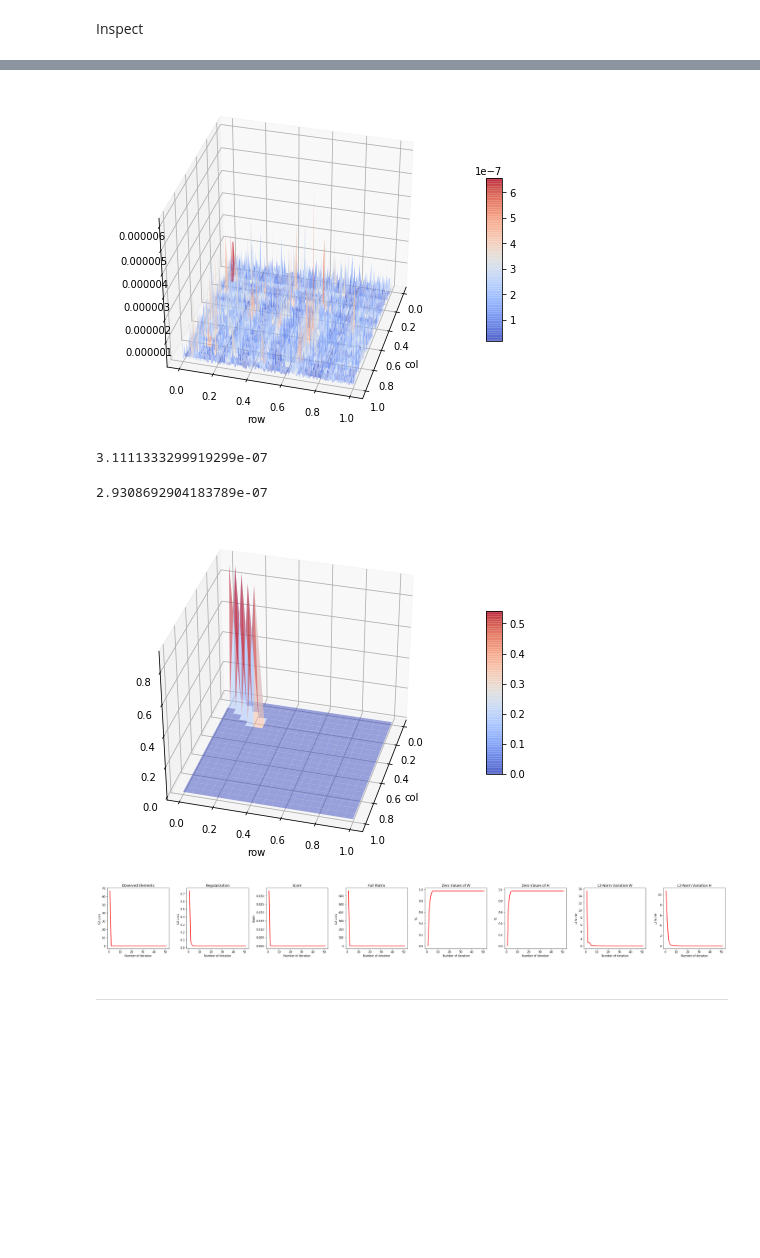
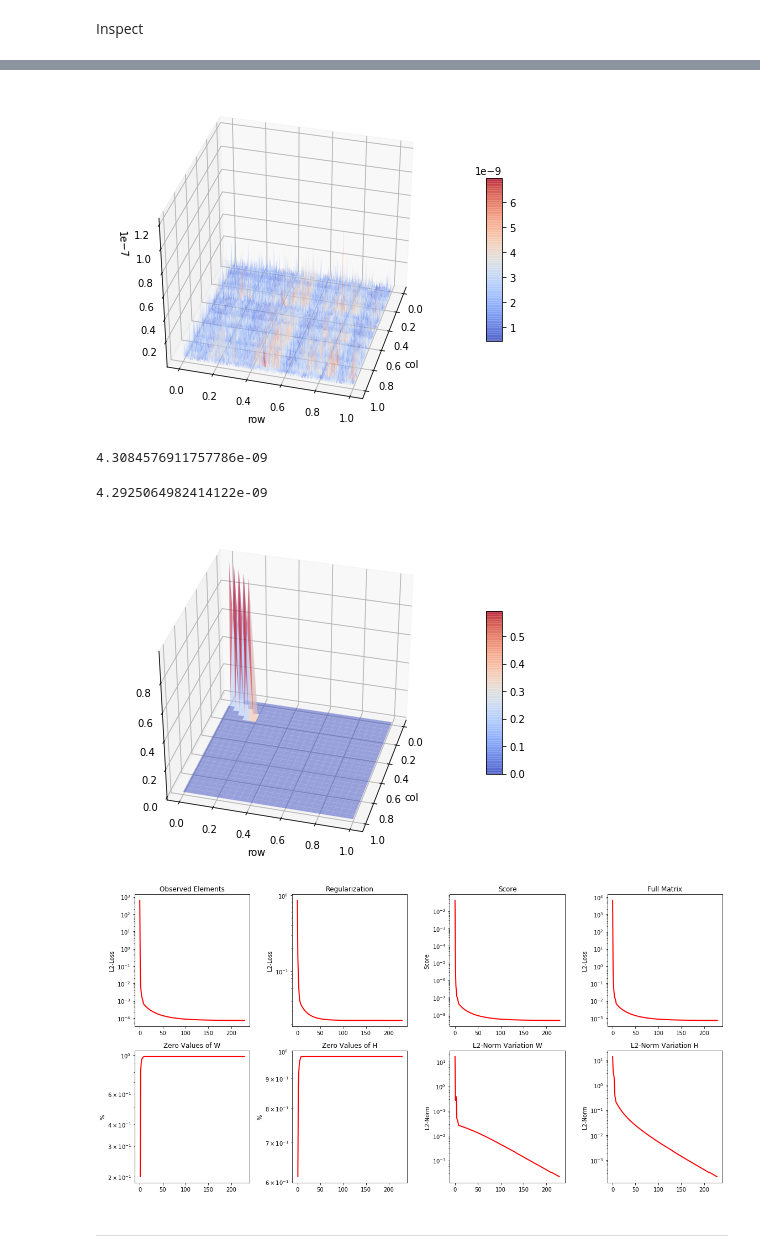
Before and after one commit to premolab/SGIMC, a Jupyter notebook: experiments/sgimc_by_qaadmm_prototype.ipynb, the cells around one changed output, grey strips where cells are left out. Cells and saved outputs as stored; diff of their text form; code cells hidden in the pictures; blank space fills up the shorter version.

```diff
--- a/experiments/sgimc_by_qaadmm_prototype.ipynb
+++ b/experiments/sgimc_by_qaadmm_prototype.ipynb
@@ -580,7 +557,7 @@ W, H = W_0.copy(), H_0.copy()
 # %%
 W, H = imc_descent(
     X, W, Y, H, R, C, step_fn, eta=eta,
-    n_iterations=12500, rtol=1e-5, atol=1e-8,
+    n_iterations=1000, rtol=1e-4, atol=1e-7,
     verbose=True, return_history=True)
 # %% [markdown]
 Inspect
@@ -705,15 +678,15 @@ fig.colorbar(surf, shrink=0.5, aspect=10)
 
 ax.view_init(37, 15)
 # %% [output]
-[figure, old version]
+[figure, new version]
 # %%
 ZZ[~mask].std()
 # %% [output]
-3.1111333299919299e-07
+4.3084576911757786e-09
 # %%
 ZZ[mask].std()
 # %% [output]
-2.9308692904183789e-07
+4.2925064982414122e-09
 # %%
 from mpl_toolkits.mplot3d import Axes3D
 fig = plt.figure(figsize=(8, 6))
@@ -729,10 +702,11 @@ fig.colorbar(surf, shrink=0.5, aspect=10)
 
 ax.view_init(37, 15)
 # %% [output]
-[figure, old version]
+[figure, new version]
 # %%
-plot_loss(loss_arr, exp_type, norm_type)
+plot_loss(loss_arr, exp_type, norm_type,
+          fig_size=4, max_cols=4, yscale="log")
 # %% [output]
-[figure, old version]
+[figure, new version]
 # %% [markdown]
 <hr/>
```
Also changed, not shown: parts of 36 cells of this notebook.
